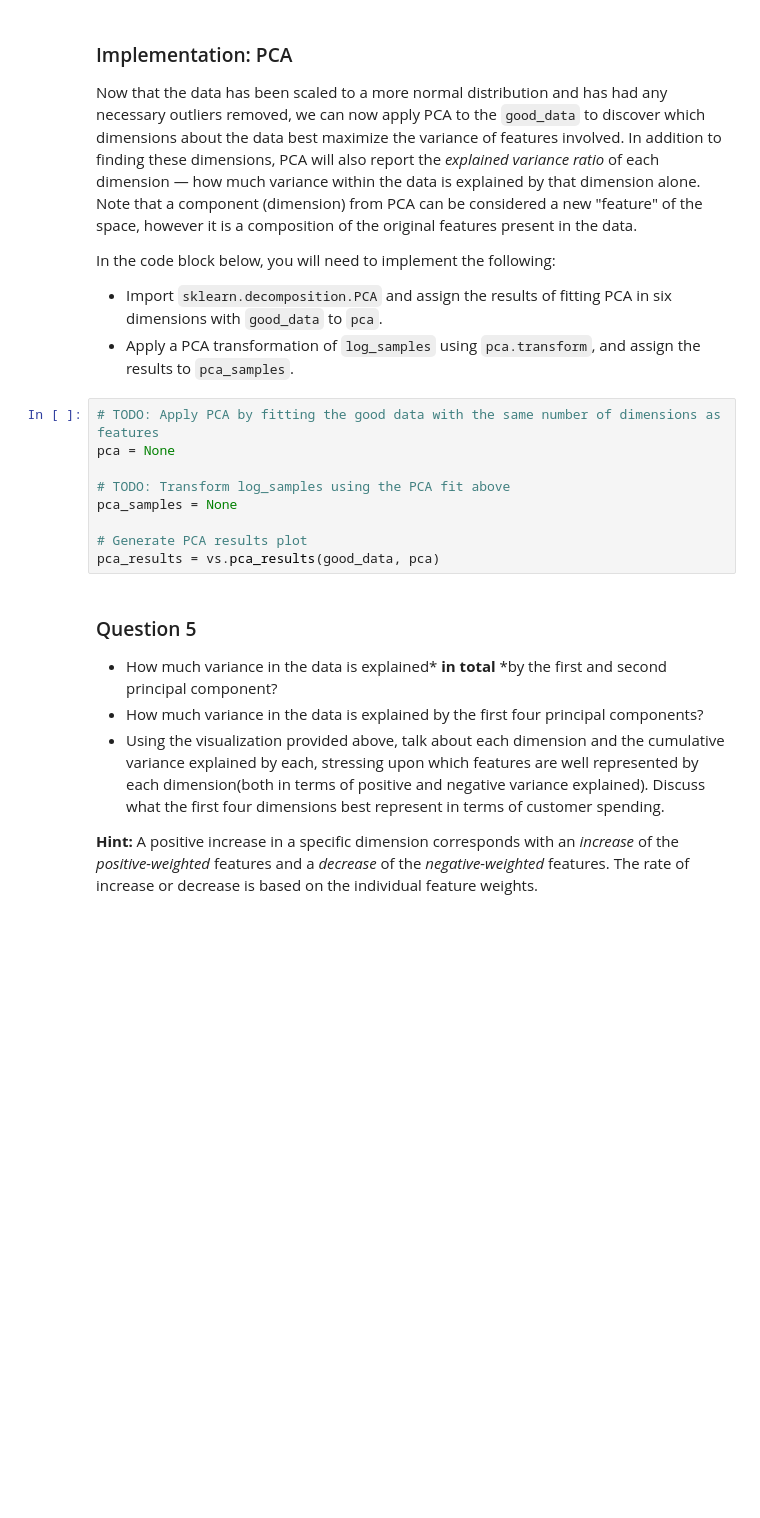
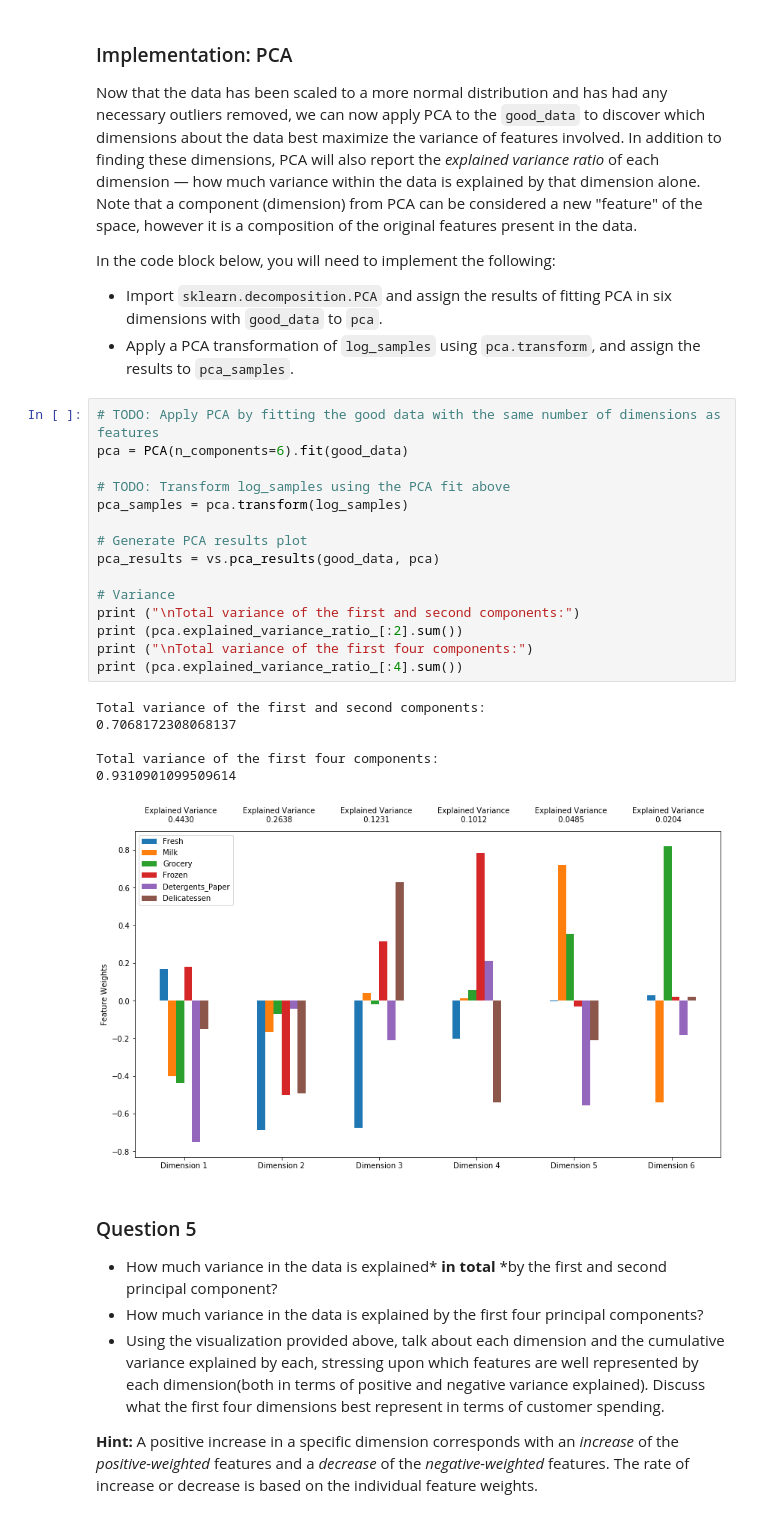
Before and after one commit to anthonybaker/mlnd_customer_segments, a Jupyter notebook: customer_segments.ipynb, the cells around one changed output. Saved outputs shown, nothing was run; the diff lists cells and outputs as text; blank space fills up the shorter version.

```diff
--- a/customer_segments.ipynb
+++ b/customer_segments.ipynb
@@ -372,13 +373,26 @@ In the code block below, you will need to implement the following:
  - Apply a PCA transformation of `log_samples` using `pca.transform`, and assign the results to `pca_samples`.
 # %%
 # TODO: Apply PCA by fitting the good data with the same number of dimensions as features
-pca = None
+pca = PCA(n_components=6).fit(good_data)
 
 # TODO: Transform log_samples using the PCA fit above
-pca_samples = None
+pca_samples = pca.transform(log_samples)
 
 # Generate PCA results plot
 pca_results = vs.pca_results(good_data, pca)
+
+# Variance
+print ("\nTotal variance of the first and second components:")
+print (pca.explained_variance_ratio_[:2].sum())
+print ("\nTotal variance of the first four components:")
+print (pca.explained_variance_ratio_[:4].sum())
+# %% [output]
+Total variance of the first and second components:
+0.7068172308068137
+
+Total variance of the first four components:
+0.9310901099509614
+[figure, added]
 # %% [markdown]
 ### Question 5
 
```
Also changed, not shown: parts of 3 cells of this notebook.
